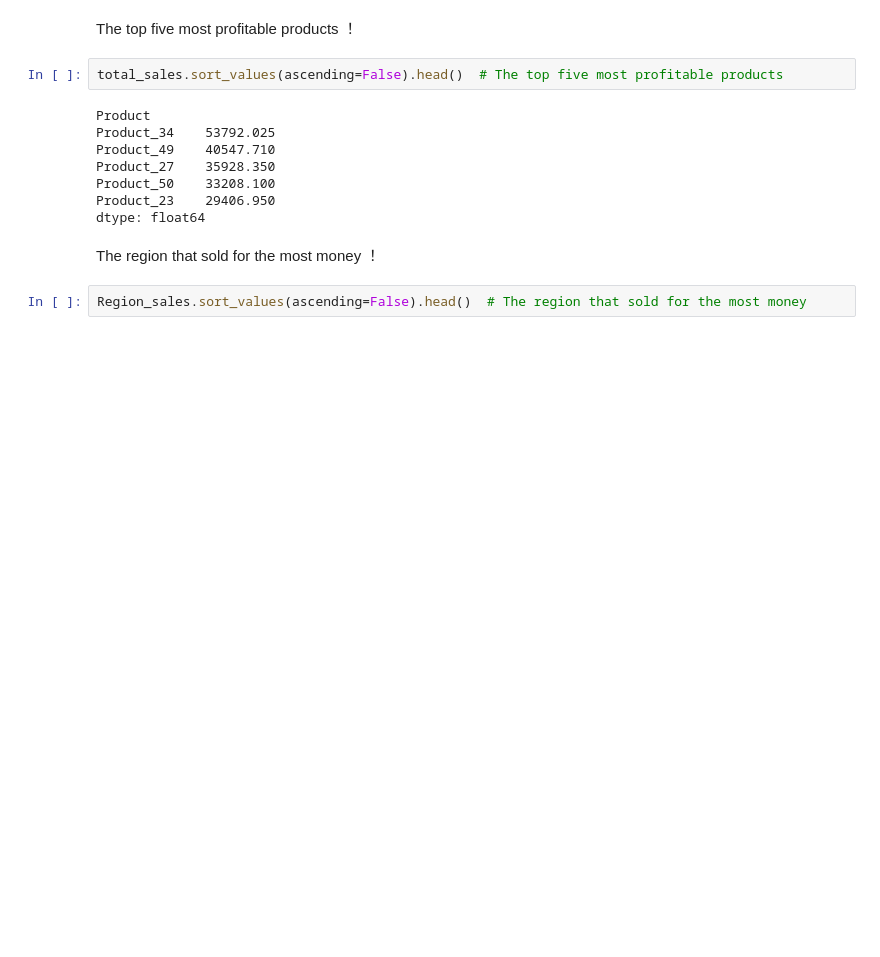
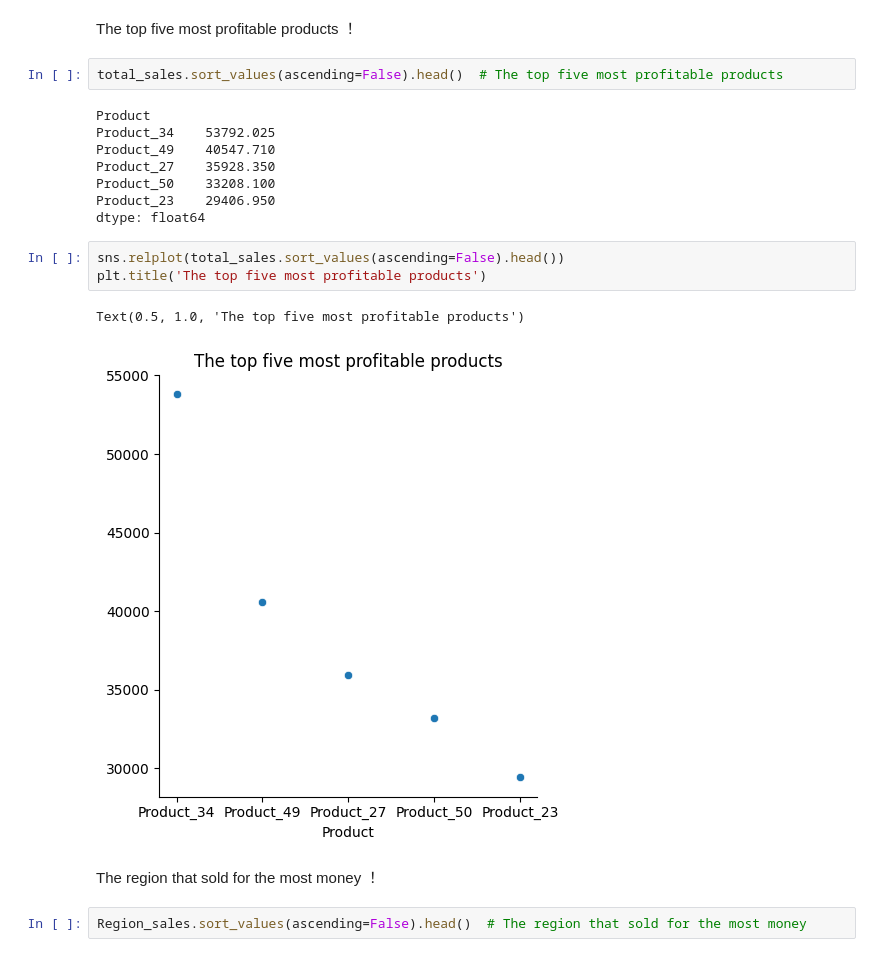
Before and after one commit to JacdowYc/Schulich_data_science1, a Jupyter notebook: Assignment 1.ipynb, the cells around one changed output. Cells and saved outputs as stored; diff of their text form; blank space fills up the shorter version.

```diff
--- a/Assignment 1.ipynb
+++ b/Assignment 1.ipynb
@@ -137,6 +143,12 @@ Product_27    35928.350
 Product_50    33208.100
 Product_23    29406.950
 dtype: float64
+# %%
+sns.relplot(total_sales.sort_values(ascending=False).head())
+plt.title('The top five most profitable products')
+# %% [output]
+Text(0.5, 1.0, 'The top five most profitable products')
+[figure, added]
 # %% [markdown]
 The region that sold for the most money ！
 # %%
```
Also changed, not shown: parts of 33 cells of this notebook.
